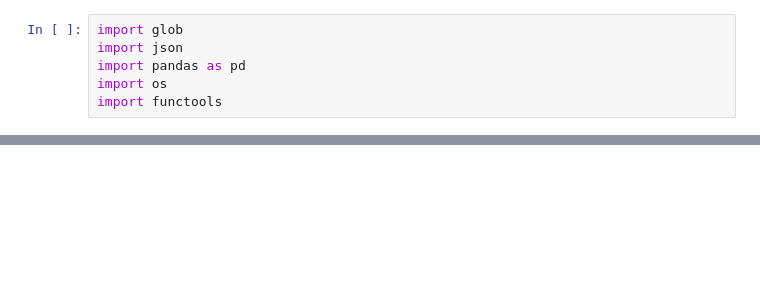
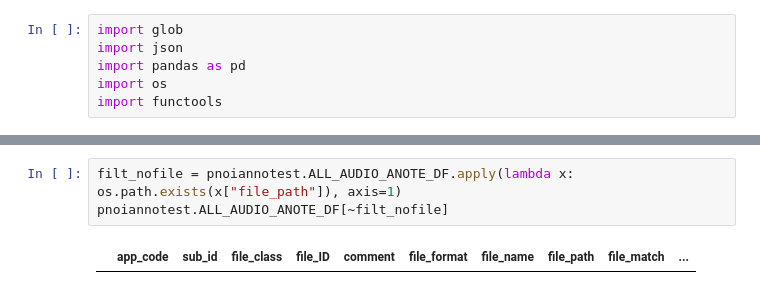
Before and after one commit to vaguebrownfox01/pnoi-anotest, a Jupyter notebook: anotest.ipynb, the cells around one changed output, grey strips where cells are left out. Cells and saved outputs as stored; diff of their text form; blank space fills up the shorter version.

```diff
--- a/anotest.ipynb
+++ b/anotest.ipynb
@@ -137,0 +176,5 @@ pnoiannotest = Annotest(DATA_PATH)
+# %%
+filt_nofile = pnoiannotest.ALL_AUDIO_ANOTE_DF.apply(lambda x: os.path.exists(x["file_path"]), axis=1)
+pnoiannotest.ALL_AUDIO_ANOTE_DF[~filt_nofile]
+# %% [output]
+|  | app_code | sub_id | file_class | file_ID | comment | file_format | file_name | file_path | file_match | ... |
```
Also changed, not shown: parts of 10 cells of this notebook, 5 other files.
